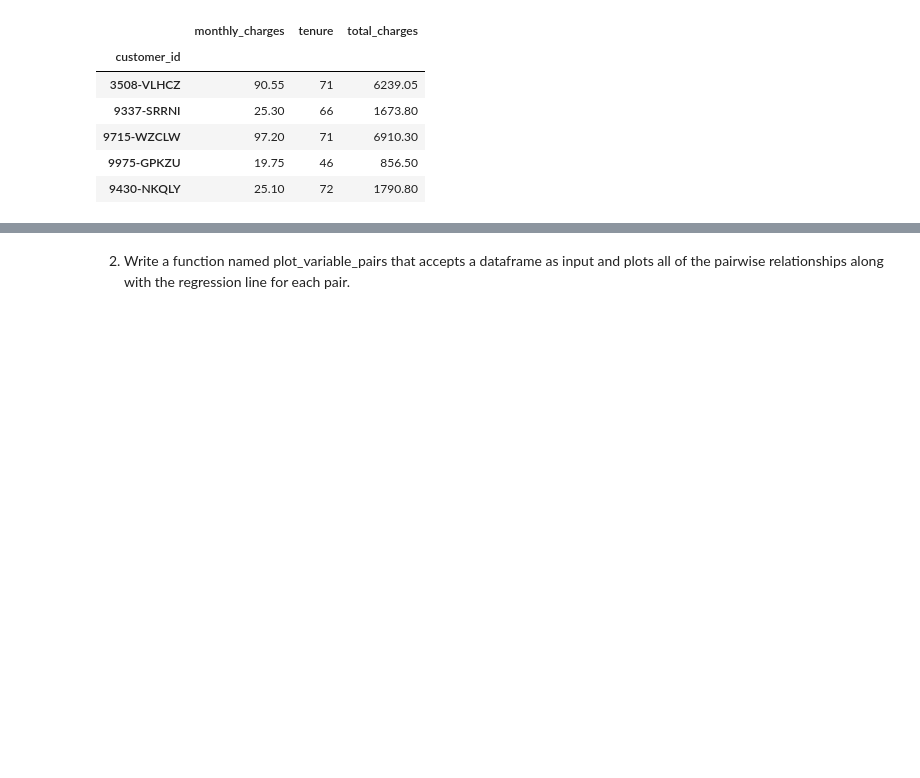
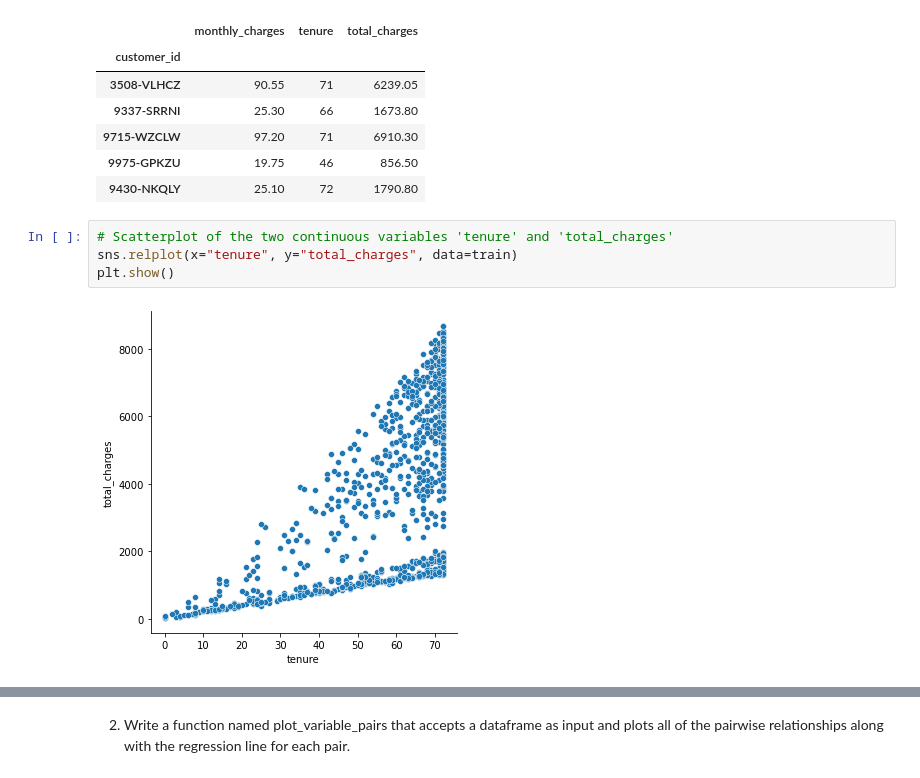
Before and after one commit to lupeluna/regression-exercises, a Jupyter notebook: explore.ipynb, the cells around one changed output, grey strips where cells are left out. Drawn from its saved outputs; the diff is of its cells as text; blank space fills up the shorter version.

```diff
--- a/explore.ipynb
+++ b/explore.ipynb
@@ -65,3 +73,9 @@ train.head()
 | 9715-WZCLW | 97.20 | 71 | 6910.30 |
 | 9975-GPKZU | 19.75 | 46 | 856.50 |
 | 9430-NKQLY | 25.10 | 72 | 1790.80 |
+# %%
+# Scatterplot of the two continuous variables 'tenure' and 'total_charges'
+sns.relplot(x="tenure", y="total_charges", data=train)
+plt.show()
+# %% [output]
+[figure, added]
```
Also changed, not shown: parts of 9 cells of this notebook.
